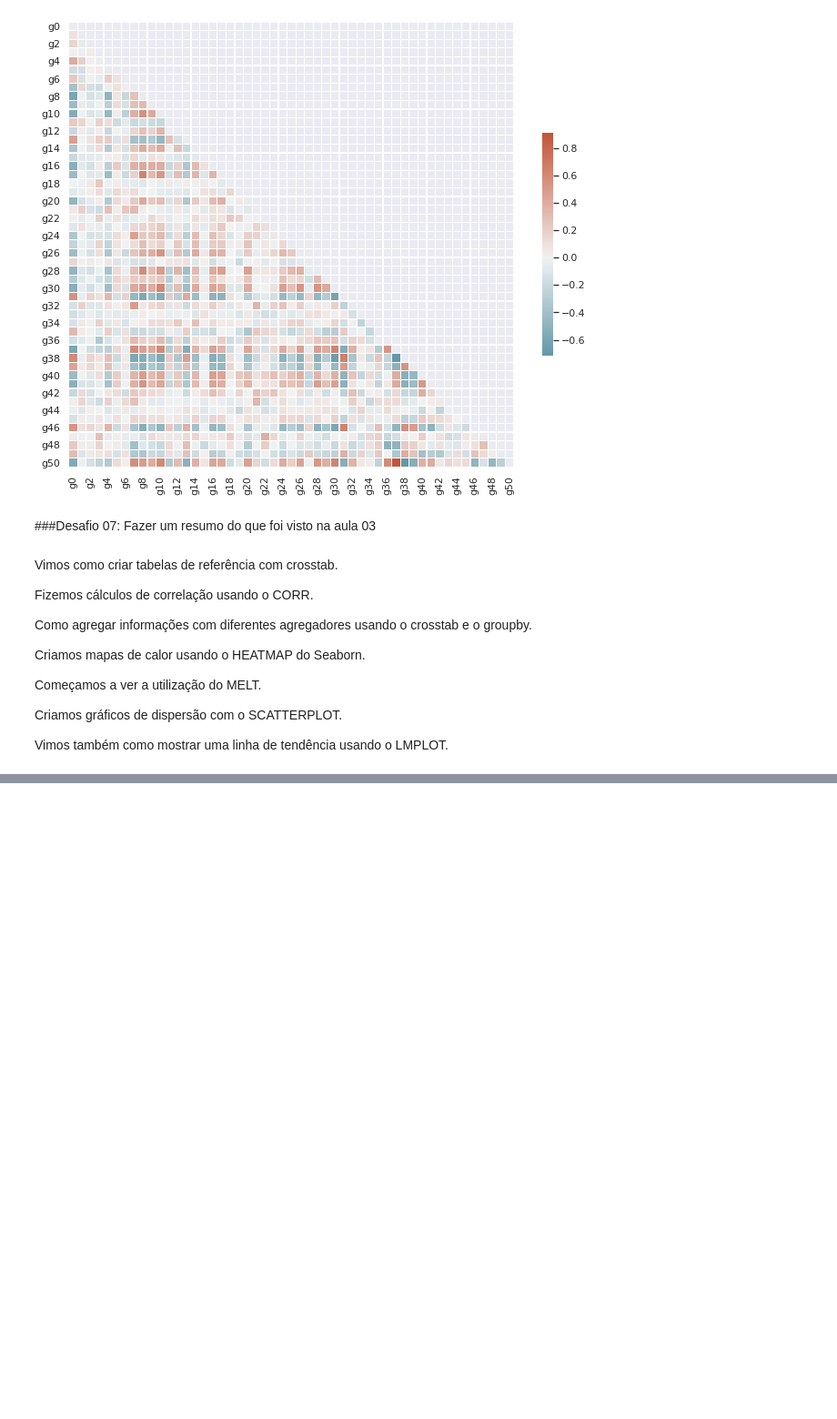
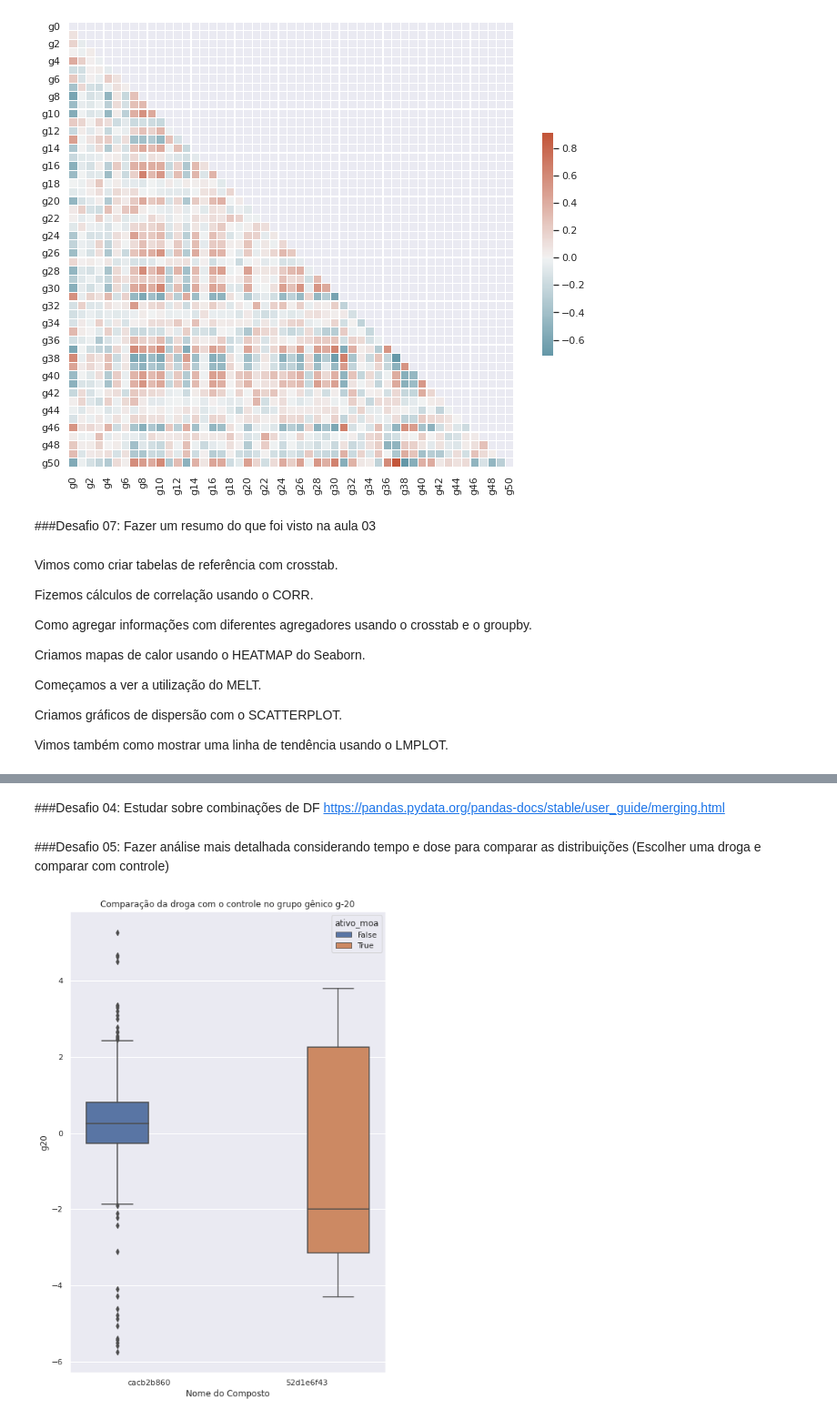
Before and after one commit to collinsdaniel/imersao_dados_3_alura, a Jupyter notebook: ImersaoDados.ipynb, the cells around one changed output, grey strips where cells are left out. Shown at 91% size. Drawn from its saved outputs; the diff is of its cells as text; code cells hidden in the pictures; blank space fills up the shorter version.

```diff
--- a/ImersaoDados.ipynb
+++ b/ImersaoDados.ipynb
@@ -1034,0 +1208,3 @@ Vimos também como mostrar uma linha de tendência usando o LMPLOT.
+# %%
+dados_combinados['eh_controle'] = (dados_combinados['tratamento'] == 'com_controle')
+dados_combinados.head()
@@ -1034,0 +1227,5 @@ Vimos também como mostrar uma linha de tendência usando o LMPLOT.
+# %%
+dados_combinados['24_horas'] = (dados_combinados['tempo'] == 24)
+dados_combinados['48_horas'] = (dados_combinados['tempo'] == 48)
+dados_combinados['72_horas'] = (dados_combinados['tempo'] == 72)
+dados_combinados.head()
@@ -1034,0 +1240,4 @@ Vimos também como mostrar uma linha de tendência usando o LMPLOT.
+# %% [markdown]
+###Desafio 04: Estudar sobre combinações de DF https://pandas.pydata.org/pandas-docs/stable/user_guide/merging.html
+# %% [markdown]
+###Desafio 05: Fazer análise mais detalhada considerando tempo e dose para comparar as distribuições (Escolher uma droga e comparar com controle)
@@ -1034,0 +1248,8 @@ Vimos também como mostrar uma linha de tendência usando o LMPLOT.
+# %%
+plt.figure(figsize=(8,12))
+ax = sns.boxplot(data = dados_combinados.query('composto in @comparacao_compostos'), y='g20', x='composto', hue='ativo_moa')
+ax.set_title("Comparação da droga com o controle no grupo gênico g-20")
+ax.set_xlabel('Nome do Composto')
+plt.show()
+# %% [output]
+[figure, added]
```
Also changed, not shown: parts of 36 cells of this notebook.
